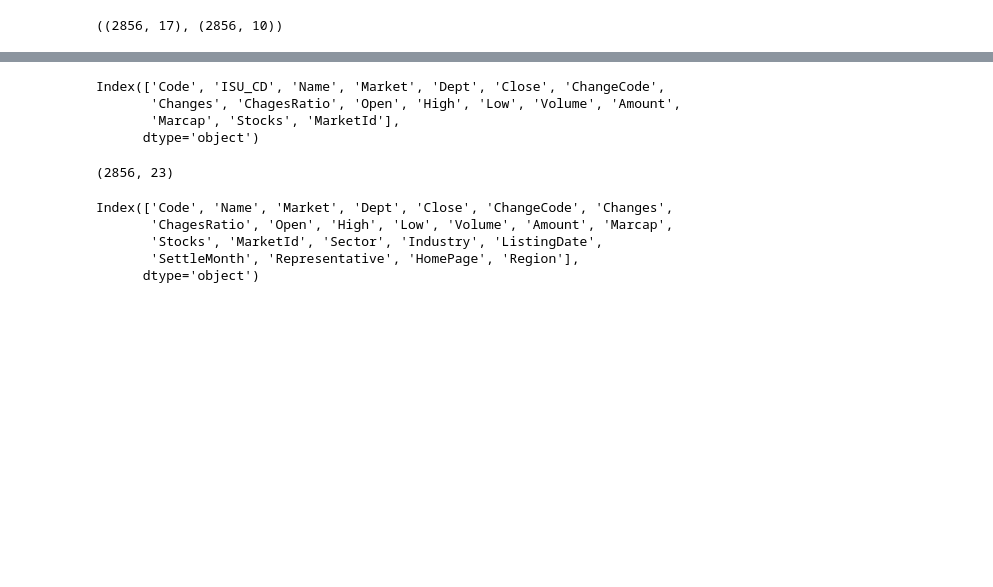
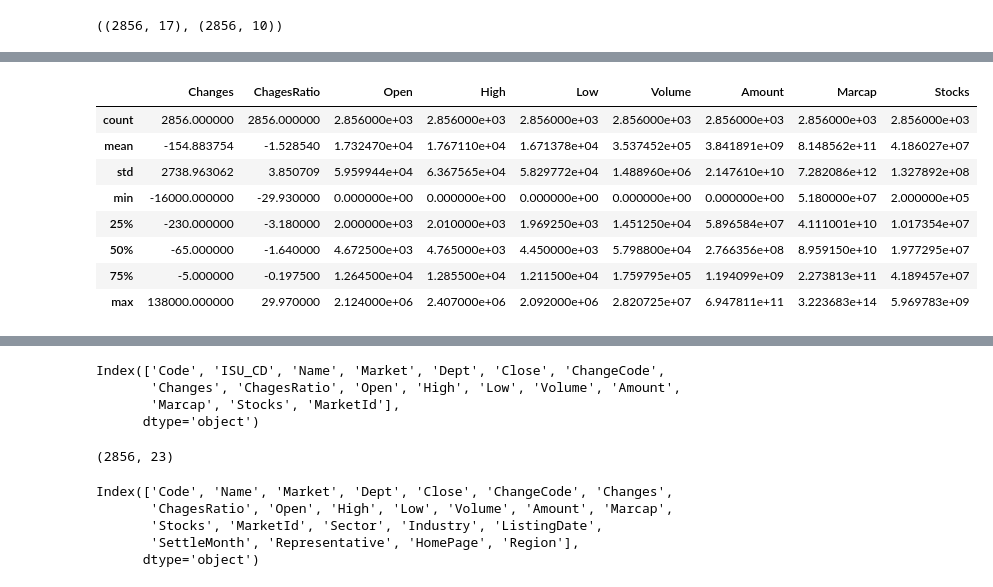
Before and after one commit to sang105kr/kdt_pythonstudy2, a Jupyter notebook: stock/FinanceDataReader.ipynb, the cells around one changed output, grey strips where cells are left out. Cells and saved outputs as stored; diff of their text form; code cells hidden in the pictures; blank space fills up the shorter version.

```diff
--- a/stock/FinanceDataReader.ipynb
+++ b/stock/FinanceDataReader.ipynb
@@ -74,0 +103,18 @@ stocks_desc.head()
+# %%
+# 요약 통계량 제공, 매개값이 없으면 숫자컬럼만 제공함.
+# count : nan값을 제외한 컴럼 데이터수
+# mean : 평균
+# std : 표준편차
+# min, max : 최소,최대값
+# 사분위수 : 값의 범위를 4분위로 나눈 수.
+stocks.describe()
+# %% [output]
+|  | Changes | ChagesRatio | Open | High | Low | Volume | Amount | Marcap | Stocks |
+| count | 2856.000000 | 2856.000000 | 2.856000e+03 | 2.856000e+03 | 2.856000e+03 | 2.856000e+03 | 2.856000e+03 | 2.856000e+03 | 2.856000e+03 |
+| mean | -154.883754 | -1.528540 | 1.732470e+04 | 1.767110e+04 | 1.671378e+04 | 3.537452e+05 | 3.841891e+09 | 8.148562e+11 | 4.186027e+07 |
+| std | 2738.963062 | 3.850709 | 5.959944e+04 | 6.367565e+04 | 5.829772e+04 | 1.488960e+06 | 2.147610e+10 | 7.282086e+12 | 1.327892e+08 |
+| min | -16000.000000 | -29.930000 | 0.000000e+00 | 0.000000e+00 | 0.000000e+00 | 0.000000e+00 | 0.000000e+00 | 5.180000e+07 | 2.000000e+05 |
+| 25% | -230.000000 | -3.180000 | 2.000000e+03 | 2.010000e+03 | 1.969250e+03 | 1.451250e+04 | 5.896584e+07 | 4.111001e+10 | 1.017354e+07 |
+| 50% | -65.000000 | -1.640000 | 4.672500e+03 | 4.765000e+03 | 4.450000e+03 | 5.798800e+04 | 2.766356e+08 | 8.959150e+10 | 1.977295e+07 |
+| 75% | -5.000000 | -0.197500 | 1.264500e+04 | 1.285500e+04 | 1.211500e+04 | 1.759795e+05 | 1.194099e+09 | 2.273813e+11 | 4.189457e+07 |
+| max | 138000.000000 | 29.970000 | 2.124000e+06 | 2.407000e+06 | 2.092000e+06 | 2.820725e+07 | 6.947811e+11 | 3.223683e+14 | 5.969783e+09 |
```
Also changed, not shown: parts of 10 cells of this notebook, 2 other files.
